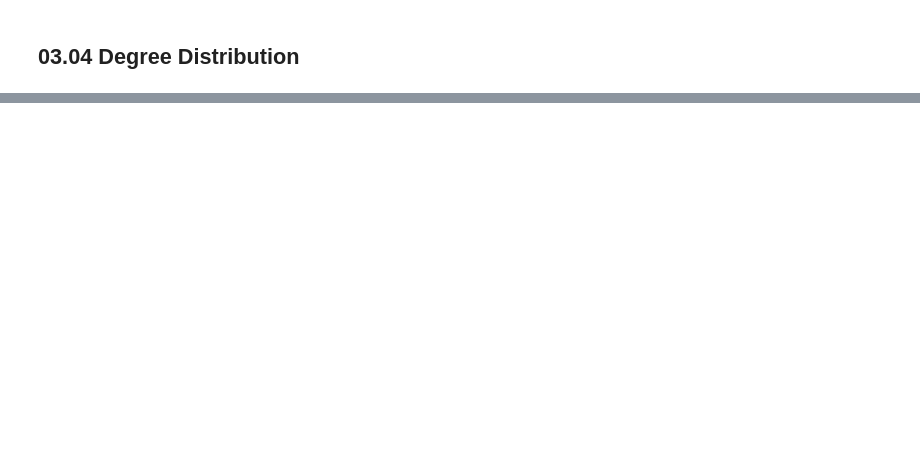
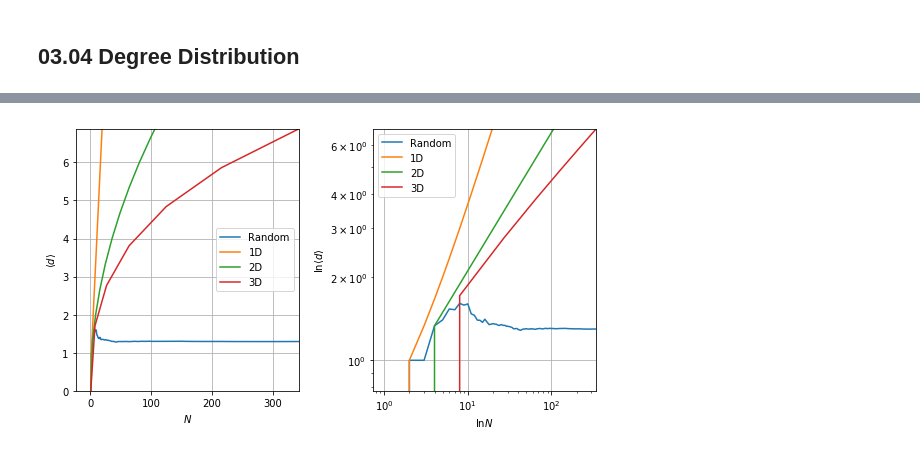
Before and after one commit to shumez/NetworkScience, a Jupyter notebook: c03/code.ipynb, the cells around one changed output, grey strips where cells are left out. Saved outputs shown, nothing was run; the diff lists cells and outputs as text; code cells hidden in the pictures; blank space fills up the shorter version.

```diff
--- a/c03/code.ipynb
+++ b/c03/code.ipynb
@@ -397,0 +500,36 @@ plt.show()
+# %%
+fig, axs = plt.subplots(ncols=2, nrows=1, figsize=(8, 4.5))
+
+axs[0].plot(Ns, d_means, label='Random')
+axs[0].plot(Ns, d_means_1d, label='1D')
+axs[0].plot(Ns_2d, d_means_2d, label='2D')
+axs[0].plot(Ns_3d, d_means_3d, label='3D')
+
+axs[0].set_xlabel(r'$N$')
+axs[0].set_ylabel(r'$\langle d \rangle$')
+axs[0].grid(True)
+axs[0].legend(loc='best')
+
+axs[0].set_xlim(right=np.max(Ns_3d))
+axs[0].set_ylim(0, np.max(d_means_3d))
+
+axs[1].plot(Ns, d_means, label='Random')
+axs[1].plot(Ns, d_means_1d, label='1D')
+axs[1].plot(Ns_2d, d_means_2d, label='2D')
+axs[1].plot(Ns_3d, d_means_3d, label='3D')
+
+axs[1].set_xlabel(r'$\ln{N}$')
+axs[1].set_ylabel(r'$\ln{\langle d \rangle}$')
+axs[1].grid(True)
+axs[1].legend(loc='best')
+axs[1].set_xscale('log')
+axs[1].set_yscale('log')
+
+axs[1].set_xlim(right=np.max(Ns_3d))
+axs[1].set_ylim(top=np.max(d_means_3d))
+
+plt.tight_layout()
+plt.savefig('img/fig_03_11_2.png')
+plt.show()
+# %% [output]
+[figure, added]
```
Also changed, not shown: parts of 26 cells of this notebook.
